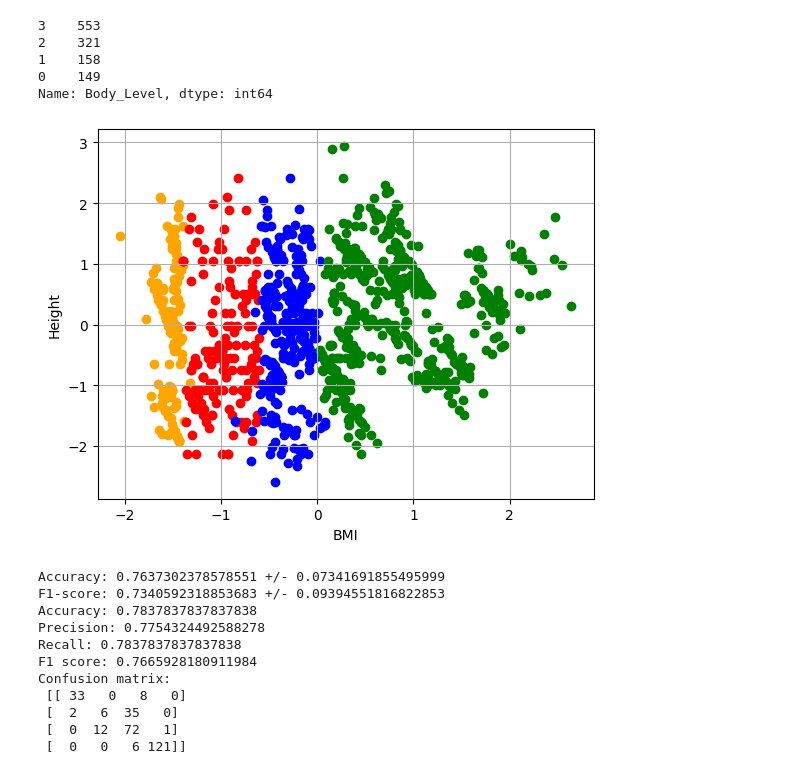
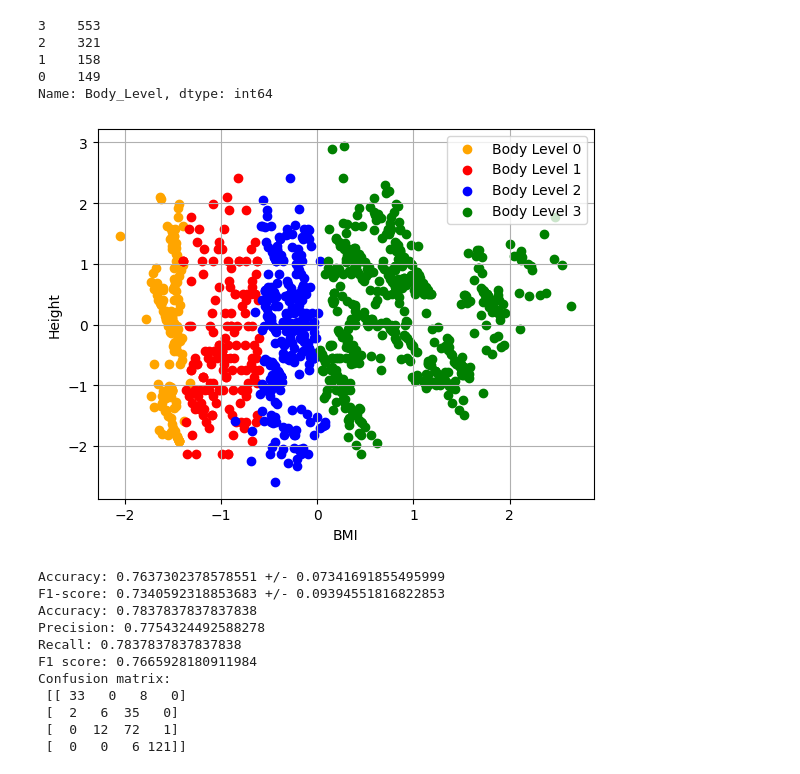
Before and after one commit to AmmarMohamed21/Human-Body-Level-Classification, a Jupyter notebook: perceptron.ipynb, the cells around one changed output. Cells and saved outputs as stored; diff of their text form; code cells hidden in the pictures.

```diff
--- a/perceptron.ipynb
+++ b/perceptron.ipynb
@@ -150,38 +150,39 @@ Name: Body_Level, dtype: int64
 # %%
 # categories of the points as integers (1-5)
 categories = [0, 1, 2, 3]
 
 # define the colors for each category
 colors = {
     0: 'orange',
     1: 'red',
     2: 'blue',
     3: 'green'
 }
 
 classes = [
     X_train.loc[Y_train == 0],
     X_train.loc[Y_train == 1],
     X_train.loc[Y_train == 2],
     X_train.loc[Y_train == 3]
 ]
 
 # create a scatter plot with different colors for each category
-plt.scatter(classes[0]['BMI'], classes[0]['Height'], color=colors[0])
-plt.scatter(classes[1]['BMI'], classes[1]['Height'], color=colors[1])
-plt.scatter(classes[2]['BMI'], classes[2]['Height'], color=colors[2])
-plt.scatter(classes[3]['BMI'], classes[3]['Height'], color=colors[3])
+plt.scatter(classes[0]['BMI'], classes[0]['Height'], color=colors[0], label='Body Level 0')
+plt.scatter(classes[1]['BMI'], classes[1]['Height'], color=colors[1], label='Body Level 1')
+plt.scatter(classes[2]['BMI'], classes[2]['Height'], color=colors[2], label='Body Level 2')
+plt.scatter(classes[3]['BMI'], classes[3]['Height'], color=colors[3], label='Body Level 3')
 
 
 # add gridlines and labels to the plot
 plt.grid(True)
 plt.xlabel('BMI')
 plt.ylabel('Height')
+plt.legend()
 
 # show the plot
 plt.show()
 # %% [output]
-[figure, old version]
+[figure, new version]
 # %%
 # train perceptron model
 perceptron_model = Perceptron()
```
Also changed, not shown: parts of 14 cells of this notebook.
